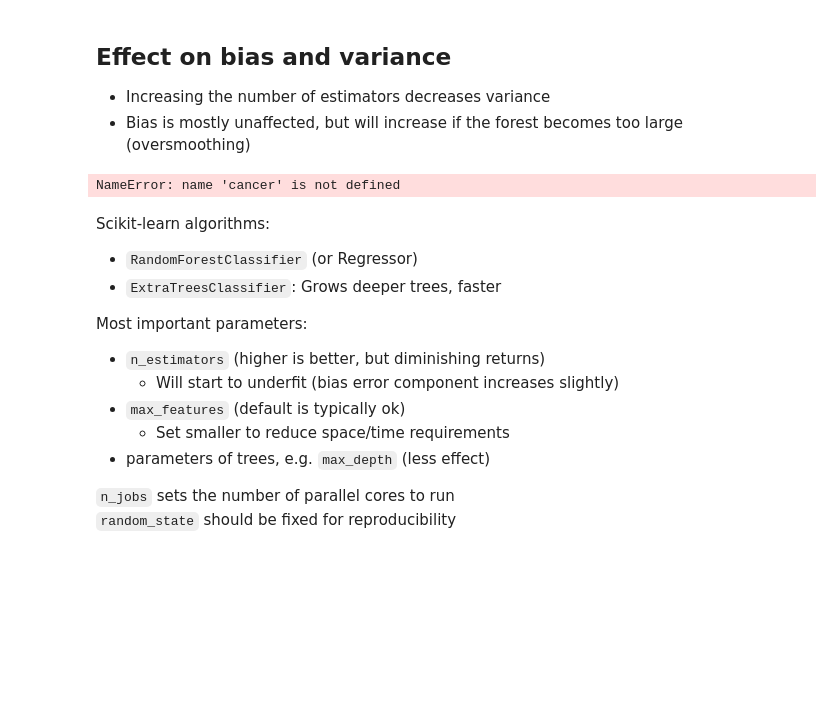
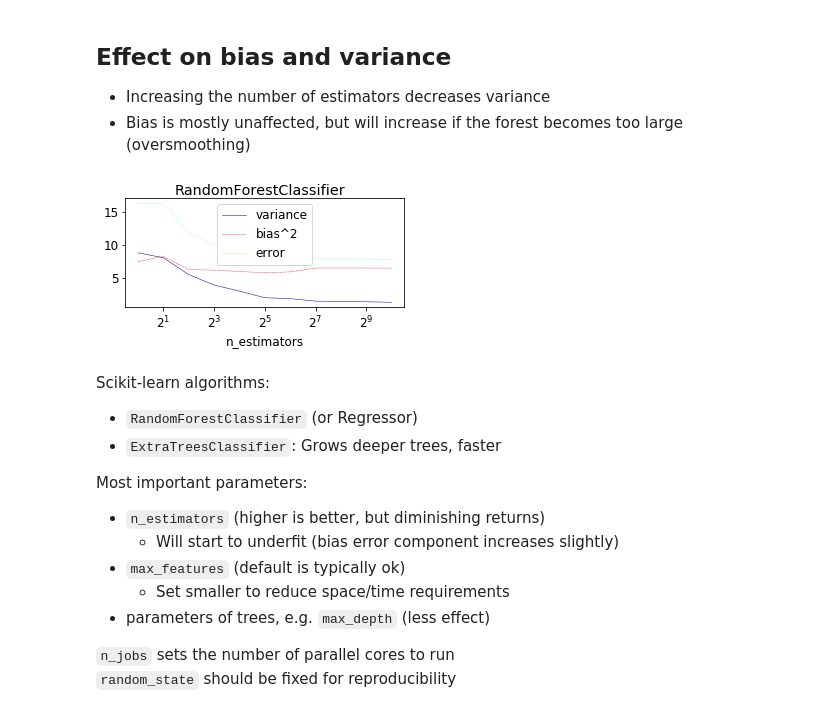
Before and after one commit to ML-course/engineer, a Jupyter notebook: notebooks/02b - Ensemble Learning.ipynb, the cells around one changed output. Drawn from its saved outputs; the diff is of its cells as text; code cells hidden in the pictures; blank space fills up the shorter version.

```diff
--- a/notebooks/02b - Ensemble Learning.ipynb
+++ b/notebooks/02b - Ensemble Learning.ipynb
@@ -69,35 +69,70 @@ mglearn.discrete_scatter(X_train[:, 0], X_train[:, 1], y_train);
 ## Effect on bias and variance
 * Increasing the number of estimators decreases variance
 * Bias is mostly unaffected, but will increase if the forest becomes too large (oversmoothing)
+# %%
+from sklearn.model_selection import ShuffleSplit, train_test_split
+
+# Bias-Variance Computation
+def compute_bias_variance(clf, X, y):
+    # Bootstraps
+    n_repeat = 40 # 40 is on the low side to get a good estimate. 100 is better.
+    shuffle_split = ShuffleSplit(test_size=0.33, n_splits=n_repeat, random_state=0)
+
+    # Store sample predictions
+    y_all_pred = [[] for _ in range(len(y))]
+
+    # Train classifier on each bootstrap and score predictions
+    for i, (train_index, test_index) in enumerate(shuffle_split.split(X)):
+        # Train and predict
+        clf.fit(X[train_index], y[train_index])
+        y_pred = clf.predict(X[test_index])
+
+        # Store predictions
+        for j,index in enumerate(test_index):
+            y_all_pred[index].append(y_pred[j])
+
+    # Compute bias, variance, error
+    bias_sq = sum([ (1 - x.count(y[i])/len(x))**2 * len(x)/n_repeat
+                for i,x in enumerate(y_all_pred)])
+    var = sum([((1 - ((x.count(0)/len(x))**2 + (x.count(1)/len(x))**2))/2) * len(x)/n_repeat
+               for i,x in enumerate(y_all_pred)])
+    error = sum([ (1 - x.count(y[i])/len(x)) * len(x)/n_repeat
+            for i,x in enumerate(y_all_pred)])
+
+    return np.sqrt(bias_sq), var, error
 # %%
+from sklearn.datasets import load_breast_cancer
+from sklearn.ensemble import RandomForestClassifier
+cancer = load_breast_cancer()
+
 def plot_bias_variance_rf(clf, X, y):
     bias_scores = []
     var_scores = []
     err_scores = []
     n_estimators= [1, 2, 4, 8, 16, 32, 64, 128, 256, 512, 1024]
 
     for i in n_estimators:
         b,v,e = compute_bias_variance(clf.set_params(random_state=0,n_estimators=i),X,y)
         bias_scores.append(b)
         var_scores.append(v)
         err_scores.append(e)
 
     plt.figure(figsize=(5,2))
     plt.rcParams.update({'font.size': 12})
     plt.suptitle(clf.__class__.__name__)
     plt.plot(n_estimators, var_scores,label ="variance" )
     plt.plot(n_estimators, np.square(bias_scores),label ="bias^2")
     plt.plot(n_estimators, err_scores,label ="error" )
     plt.xscale('log',basex=2)
     plt.xlabel("n_estimators")
     plt.legend(loc="best")
     plt.show()
 
 X, y = cancer.data, cancer.target
 rf = RandomForestClassifier(random_state=0, n_estimators=512, n_jobs=-1)
 plot_bias_variance_rf(rf, X, y)
 # %% [output]
-NameError: name 'cancer' is not defined
+[figure, added]
 # %% [markdown]
 Scikit-learn algorithms:
 
```
Also changed, not shown: parts of 11 cells of this notebook, 5 other files.
